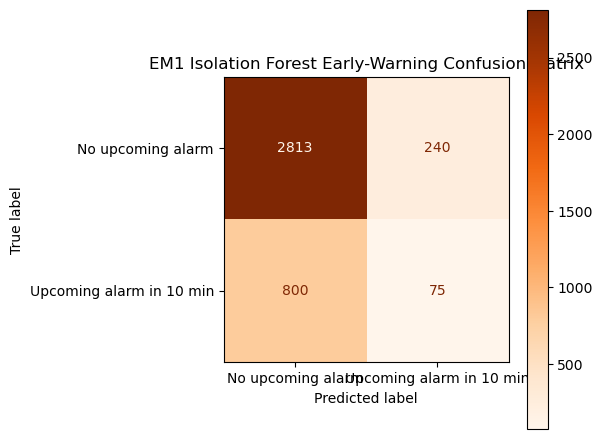
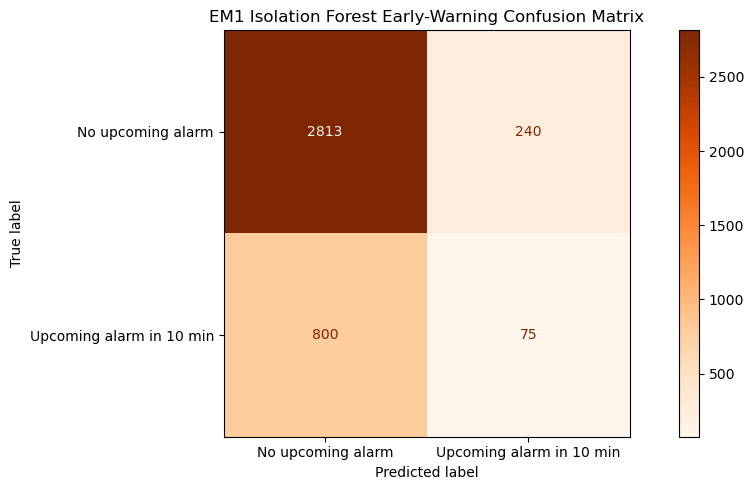
Code edit (unified diff) that turned the first committed figure into the second:
--- before
+++ after
@@ -1,3 +1,3 @@
-fig, ax = plt.subplots(figsize=(6, 5))
+fig, ax = plt.subplots(figsize=(10, 5))
 ConfusionMatrixDisplay.from_predictions(
     evaluation_df["UpcomingAlarm_10min"],

Commit: aaa